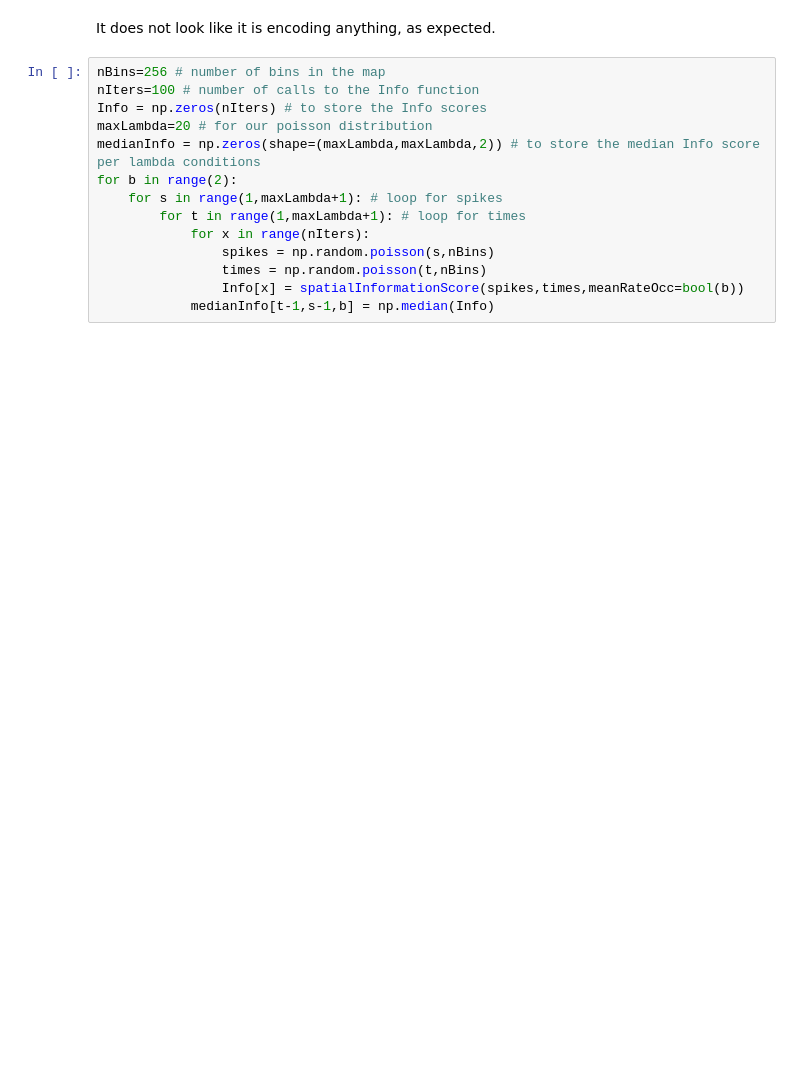
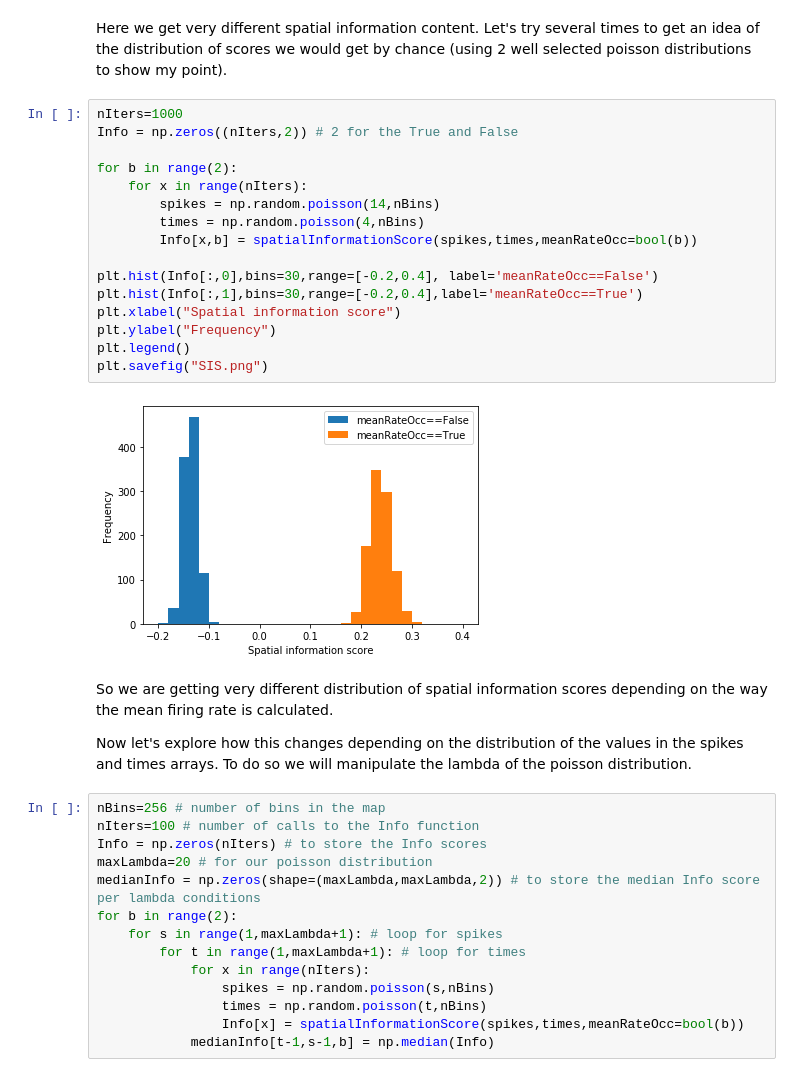
Before and after one commit to kevin-allen/spatialInfoScore, a Jupyter notebook: SpatialInfoScore.ipynb, the cells around one changed output. Cells and saved outputs as stored; diff of their text form; blank space fills up the shorter version.

```diff
--- a/SpatialInfoScore.ipynb
+++ b/SpatialInfoScore.ipynb
@@ -115,5 +133,27 @@ plt.show()
-# %% [markdown]
-It does not look like it is encoding anything, as expected.
+# %% [markdown]
+Here we get very different spatial information content. Let's try several times to get an idea of the distribution of scores we would get by chance (using 2 well selected poisson distributions to show my point).
+# %%
+nIters=1000
+Info = np.zeros((nIters,2)) # 2 for the True and False
+
+for b in range(2):
+    for x in range(nIters):
+        spikes = np.random.poisson(14,nBins)
+        times = np.random.poisson(4,nBins)
+        Info[x,b] = spatialInformationScore(spikes,times,meanRateOcc=bool(b))
+
+plt.hist(Info[:,0],bins=30,range=[-0.2,0.4], label='meanRateOcc==False')
+plt.hist(Info[:,1],bins=30,range=[-0.2,0.4],label='meanRateOcc==True')
+plt.xlabel("Spatial information score")
+plt.ylabel("Frequency")
+plt.legend()
+plt.savefig("SIS.png")
+# %% [output]
+[figure, added]
+# %% [markdown]
+So we are getting very different distribution of spatial information scores depending on the way the mean firing rate is calculated.
+
+Now let's explore how this changes depending on the distribution of the values in the spikes and times arrays. To do so we will manipulate the lambda of the poisson distribution.
 # %%
 nBins=256 # number of bins in the map
 nIters=100 # number of calls to the Info function
```
Also changed, not shown: parts of 10 cells of this notebook.
